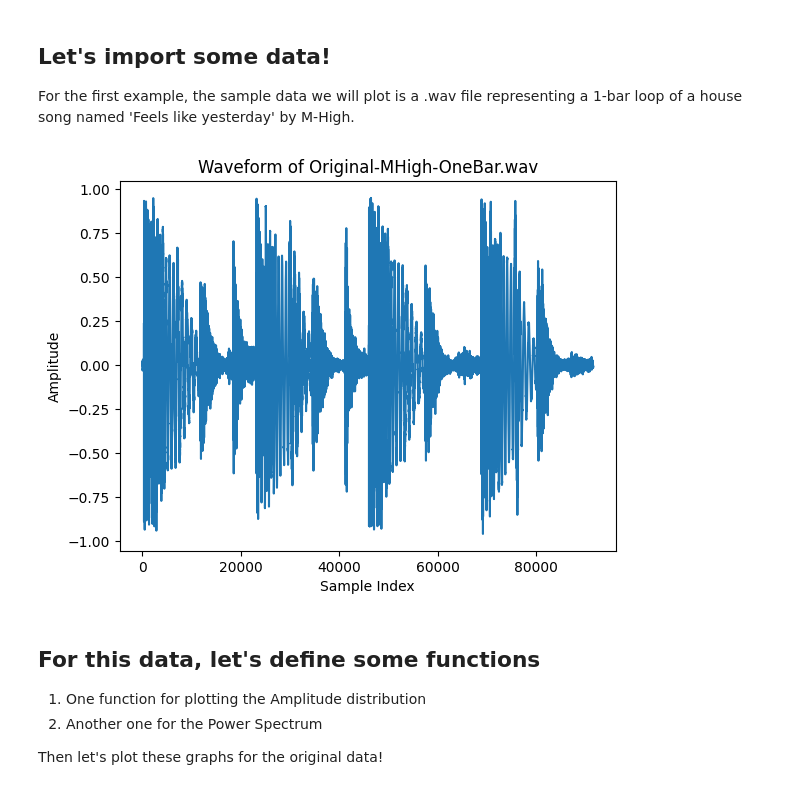
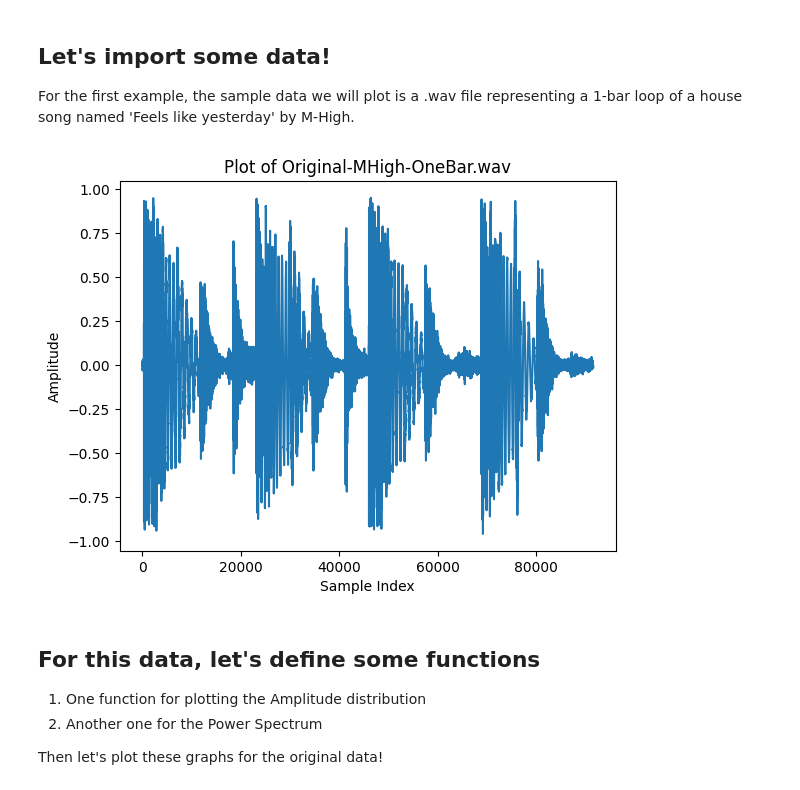
Before and after one commit to CristianMazilu/SurrogateDataAnalysis, a Jupyter notebook: SurrogateGeneration.ipynb, the cells around one changed output. Saved outputs shown, nothing was run; the diff lists cells and outputs as text; code cells hidden in the pictures.

```diff
--- a/SurrogateGeneration.ipynb
+++ b/SurrogateGeneration.ipynb
@@ -10,30 +10,42 @@ import wave as wav
 import matplotlib.pyplot as plt
 from scipy.io import wavfile
 from scipy.signal import butter, lfilter
+import pandas as pd
 
 # Ensure python runs in the same directory as the Jupyter notebook
 notebook_dir = "D:/Documents/Actual Documents/004 PhysUBB/14 Master Sem 6/04 Digital Signal Processing/Presentation/JupyterNotebook"
 os.chdir(notebook_dir)
+#originalFileName = "Original-MHigh-OneBar.wav"
+originalFileName = "Original-sea-level.csv"
+originalDataSetName = originalFileName.split("-", 1)[1]
 # %% [markdown]
 ## Let's import some data!
 For the first example, the sample data we will plot is a .wav file representing a 1-bar loop of a house song named 'Feels like yesterday' by M-High.
 # %%
 try:
-    sr, originalData = wavfile.read(notebook_dir + "/" + "Original-MHigh-OneBar.wav")
+    if originalDataSetName.endswith(".wav"):
+        sr, originalData = wavfile.read(notebook_dir + "/" + f"Original-{originalDataSetName}")
+    elif originalDataSetName.endswith(".csv"):
+        df = pd.read_csv(notebook_dir + "/" + f"Original-{originalDataSetName}")
+        originalData = df['sea_level'].values
+        sr = 1
+    else:
+        print("File type not supported.")
+        raise AttributeError(originalDataSetName)
 except FileNotFoundError:
     print("The file was not found.")
     raise
 except wav.Error as e:
     print(f"An error occurred while reading the wave file: {e}")
     raise
 
 plt.plot(originalData)
-plt.title('Waveform of Original-MHigh-OneBar.wav')
+plt.title(f'Plot of Original-{originalDataSetName}')
 plt.xlabel('Sample Index')
 plt.ylabel('Amplitude')
 plt.show()
 # %% [output]
-[figure, old version]
+[figure, new version]
 # %% [markdown]
 ## For this data, let's define some functions
 1. One function for plotting the Amplitude distribution
```
Also changed, not shown: parts of 4 cells of this notebook, 4 other files.
